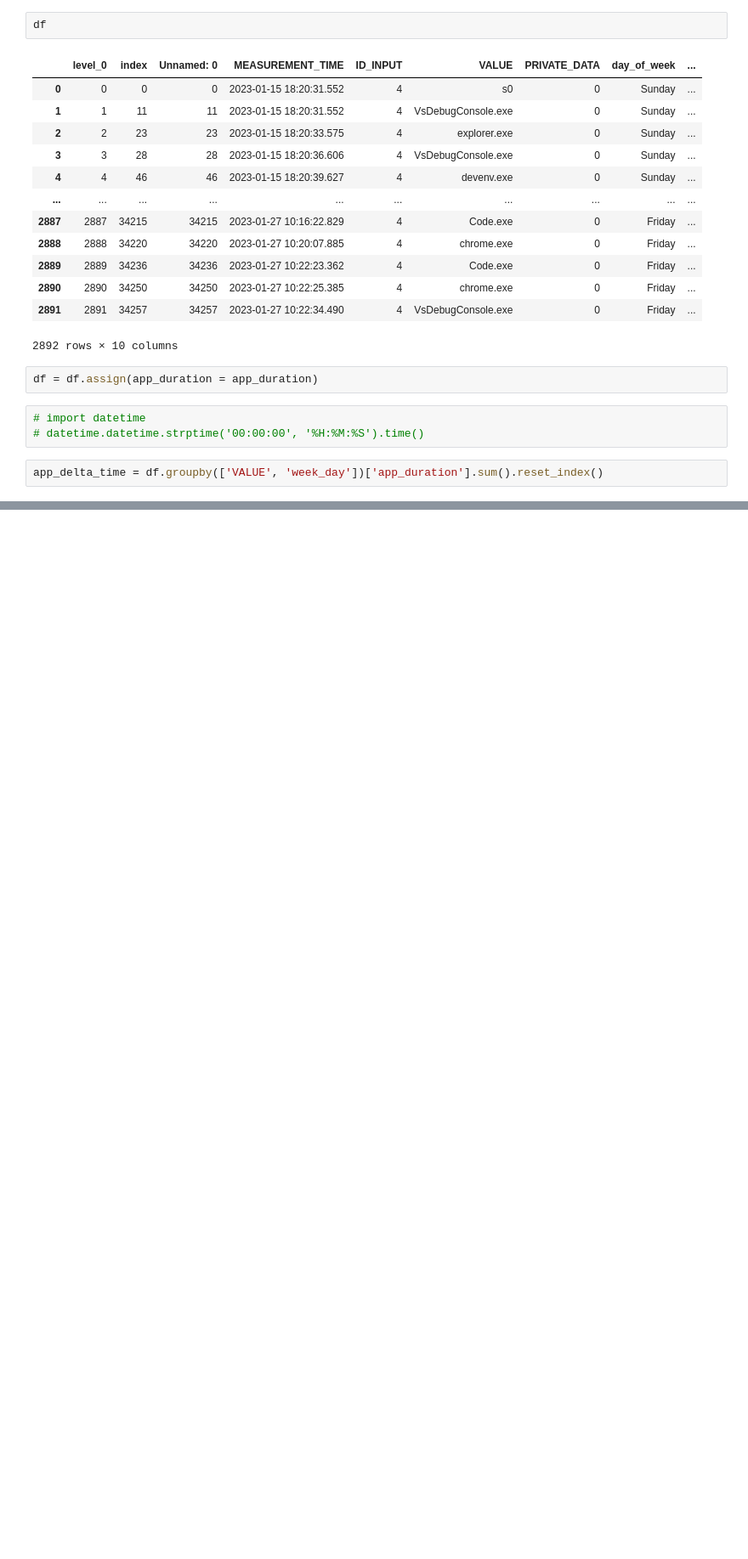
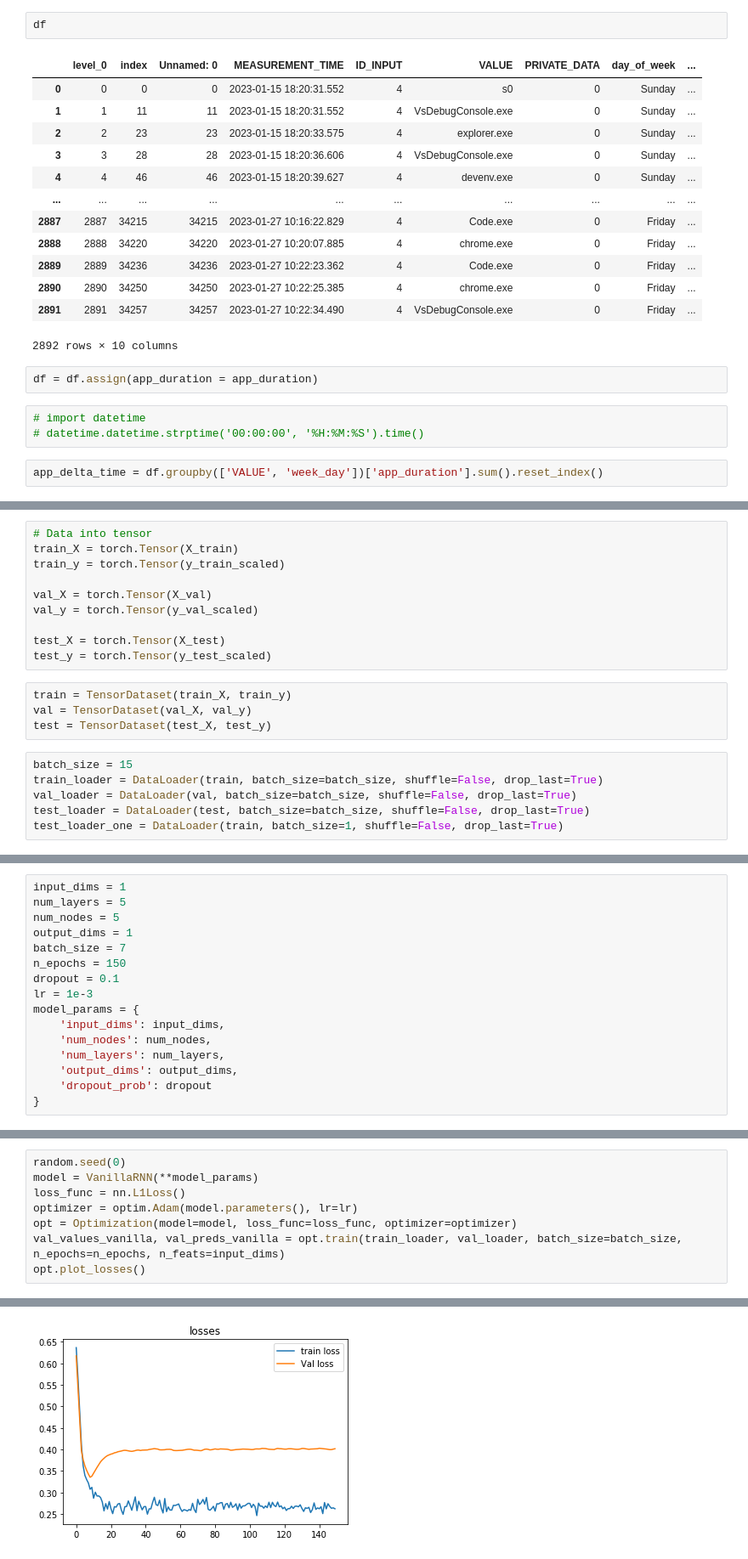
Before and after one commit to miloncl/System-Usage-Analysis, a Jupyter notebook: Process and EDA.ipynb, the cells around one changed output, grey strips where cells are left out. Shown at 85% size. Drawn from its saved outputs; the diff is of its cells as text; blank space fills up the shorter version.

Commit message:
initial Vanilla RNN

```diff
--- a/Process and EDA.ipynb
+++ b/Process and EDA.ipynb
@@ -238,0 +321,20 @@ app_delta_time[app_delta_time['VALUE'] == 'Code.exe']
+# %%
+# Data into tensor
+train_X = torch.Tensor(X_train)
+train_y = torch.Tensor(y_train_scaled)
+
+val_X = torch.Tensor(X_val)
+val_y = torch.Tensor(y_val_scaled)
+
+test_X = torch.Tensor(X_test)
+test_y = torch.Tensor(y_test_scaled)
+# %%
+train = TensorDataset(train_X, train_y)
+val = TensorDataset(val_X, val_y)
+test = TensorDataset(test_X, test_y)
+# %%
+batch_size = 15
+train_loader = DataLoader(train, batch_size=batch_size, shuffle=False, drop_last=True)
+val_loader = DataLoader(val, batch_size=batch_size, shuffle=False, drop_last=True)
+test_loader = DataLoader(test, batch_size=batch_size, shuffle=False, drop_last=True)
+test_loader_one = DataLoader(train, batch_size=1, shuffle=False, drop_last=True)
@@ -238,0 +462,16 @@ app_delta_time[app_delta_time['VALUE'] == 'Code.exe']
+# %%
+input_dims = 1
+num_layers = 5
+num_nodes = 5
+output_dims = 1
+batch_size = 7
+n_epochs = 150
+dropout = 0.1
+lr = 1e-3
+model_params = {
+    'input_dims': input_dims,
+    'num_nodes': num_nodes,
+    'num_layers': num_layers,
+    'output_dims': output_dims,
+    'dropout_prob': dropout
+}
@@ -238,0 +481,9 @@ app_delta_time[app_delta_time['VALUE'] == 'Code.exe']
+# %%
+random.seed(0)
+model = VanillaRNN(**model_params)
+loss_func = nn.L1Loss()
+optimizer = optim.Adam(model.parameters(), lr=lr)
+opt = Optimization(model=model, loss_func=loss_func, optimizer=optimizer)
+val_values_vanilla, val_preds_vanilla = opt.train(train_loader, val_loader, batch_size=batch_size, n_epochs=n_epochs, n_feats=input_dims)
+opt.plot_losses()
+# %% [output]
@@ -238,0 +503 @@ app_delta_time[app_delta_time['VALUE'] == 'Code.exe']
+[figure, added]
```
Also changed, not shown: parts of 29 cells of this notebook.
